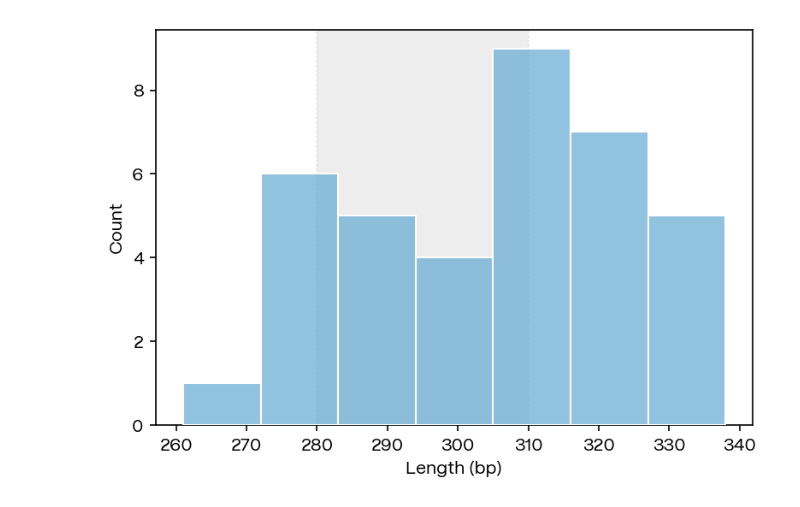
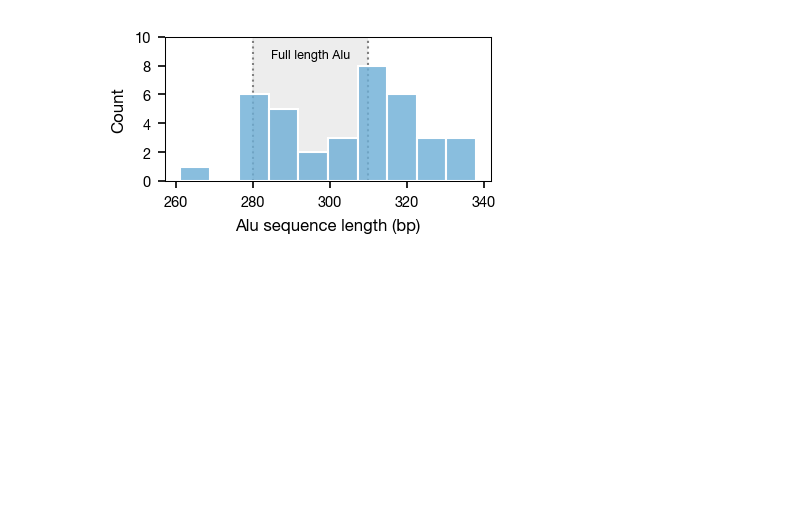
Before and after one commit to sudmantlab/vesper, a Jupyter notebook: notebooks/confidence.ipynb, the cells around one changed output. Drawn from its saved outputs; the diff is of its cells as text; code cells hidden in the pictures; blank space fills up the shorter version.

Commit message:
update figs and breakpoint analysis

```diff
--- a/notebooks/confidence.ipynb
+++ b/notebooks/confidence.ipynb
@@ -55,11 +92,13 @@ all_variants = load_test_dataset(Path("/Users/stacy/sudmant/vesper/notebooks/fil
 # %%
 BreakPointAnalyzer = BreakpointAnalyzer(reference_fasta = Path("/Users/stacy/sudmant/references/hg38_HGSVC/hg38.no_alt.fa"),
                                         context_size = 50,
-                                        max_edit = 0)
+                                        max_edit = 0,
+                                        debug = True)
 
 microhomology_data = []
 tsd_data = []
 poly_a_tail_data = []
+read_data = []
 for variant in all_variants:
     breakpoint = BreakPointAnalyzer.analyze_breakpoint(variant)
     repeat_class = variant.repeatmasker_results[0].repeat_class
@@ -90,18 +129,30 @@ for variant in all_variants:
         }
         tsd_data.append(tsd_entry)
     if breakpoint.poly_a_tail[0]:
-        _, poly_a_tail_length, poly_a_tail_coords = breakpoint.poly_a_tail
+        _, poly_a_tail_seq, poly_a_tail_coords, poly_a_tail_length, poly_a_tail_impurity = breakpoint.poly_a_tail
 
         poly_a_tail_entry = {
             'variant_id': variant.variant.ID,
             'repeat_class': repeat_class,
             'repeat_name': repeat_name,
             'poly_a_tail_length': poly_a_tail_length,
-            'poly_a_tail_coords': poly_a_tail_coords # remember these are relative to the insertion
+            'poly_a_tail_coords': poly_a_tail_coords, # remember these are relative to the insertion
+            'poly_a_tail_seq': poly_a_tail_seq,
+            'poly_a_tail_impurity': poly_a_tail_impurity
         }
         poly_a_tail_data.append(poly_a_tail_entry)
+
+    if breakpoint.support_reads:
+        for read in breakpoint.support_reads.reads:
+            read_entry = {
+                'variant_id': variant.variant.ID,
+                'read_id': read.name,
+                'read_sequence': read.sequence
+            }
+            read_data.append(read_entry)
 
 microhomology_df = pd.DataFrame(microhomology_data) # kind of broken rn leave for later
 tsd_df = pd.DataFrame(tsd_data)
 poly_a_tail_df = pd.DataFrame(poly_a_tail_data)
+read_data_df = pd.DataFrame(read_data)
 # %%
@@ -284,27 +386,32 @@ plt.savefig("/Users/stacy/Documents/Writing/spermSV/Figures/plots/tsd_poly_a_len
 # %%
 # Length of insertion sequence identified as Alu
 
-plt.figure(figsize=(6, 4), dpi = 150)
+plt.figure(figsize=(SINGLE_COL_WIDTH/1.25, 1.25))
 
 plt.axvspan(xmin=280, xmax=310, alpha=0.4, color='lightgray',
-            edgecolor = 'darkgray', linewidth = 1, linestyle = 'dotted',
+            edgecolor = 'darkgray', linestyle = 'dotted',
             zorder = 2)
+plt.axvline(x = 280, color = 'gray', linestyle = 'dotted')
+plt.axvline(x = 310, color = 'gray', linestyle = 'dotted')
+plt.text(x=295, y=8.75, s='Full length Alu', ha='center', va='center', fontsize = 6, fontweight = 600)
+
 sns.histplot(data=alu_contexts_df, x='ins_match_length',
+             bins = 10,
              color = '#6caed6',
              edgecolor = 'white',
+             alpha = 0.8,
              zorder = 3)
 
-# plt.axvline(x = 280, color = 'gray', linewidth = 1, linestyle = 'dotted')
-# plt.axvline(x = 310, color = 'gray', linewidth = 1, linestyle = 'dotted')
+plt.ylabel('Count')
+plt.ylim(0, 10)
+plt.yticks(range(0, 11, 2))
+plt.xlabel('Alu sequence length (bp)')
 
-
-
-# plt.title('Distribution of Insertion Match Lengths')
-plt.xlabel('Length (bp)')
-plt.ylabel('Count')
-# plt.grid(True, linestyle='--', alpha=0.3)
-
-plt.tight_layout
-plt.show()
+plt.savefig(f"{figure_dir}/alu_length_hist.png",
+            transparent = True,
+            dpi = 300)
+plt.savefig(f"{figure_dir}/alu_length_hist.pdf",
+            bbox_inches = Bbox([[-0.1, -0.25],[SINGLE_COL_WIDTH/1.25-0.1,1.25]]),
+            transparent = True)
 # %% [output]
-[figure, old version]
+[figure, new version]
```
Also changed, not shown: parts of 16 cells of this notebook, 3 other files.
